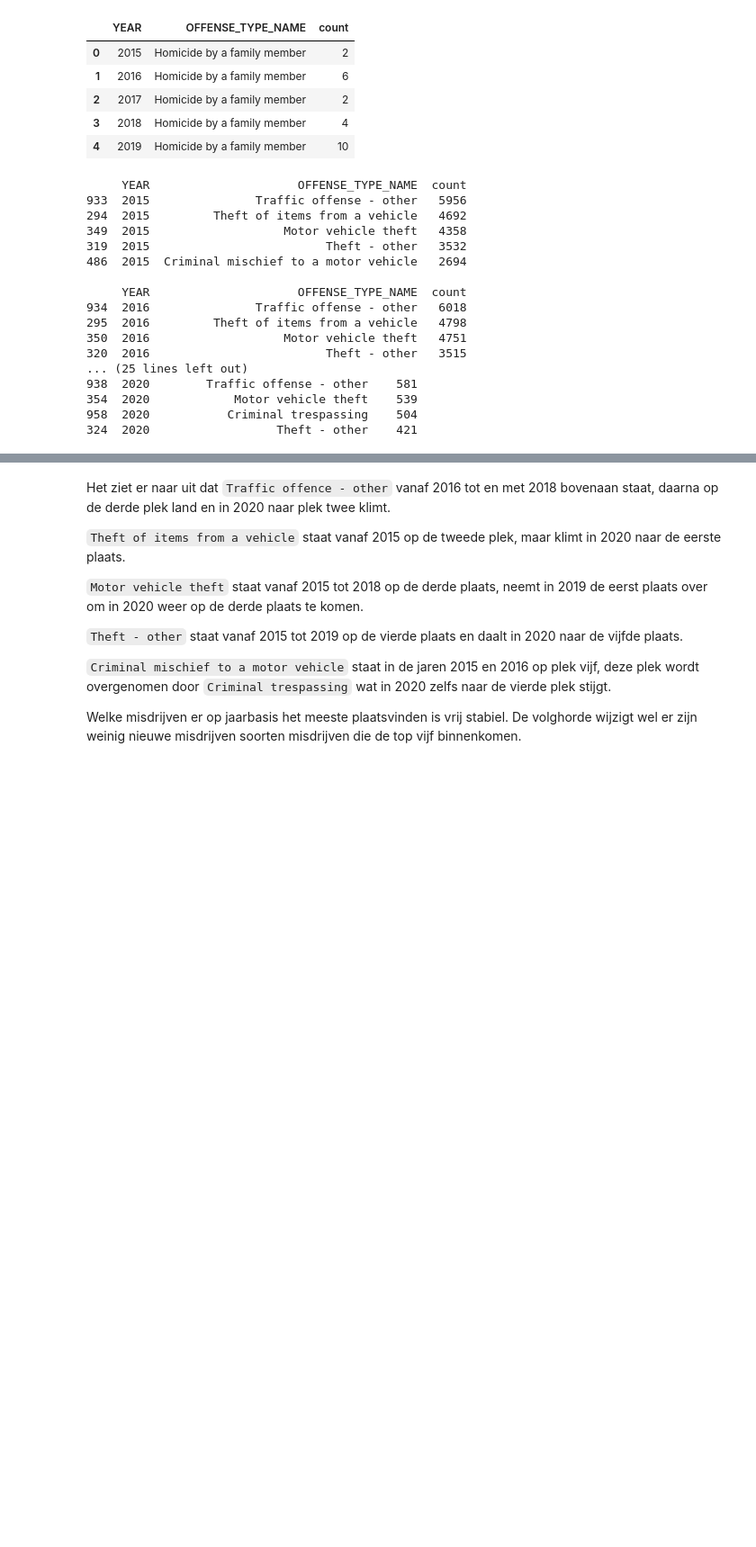
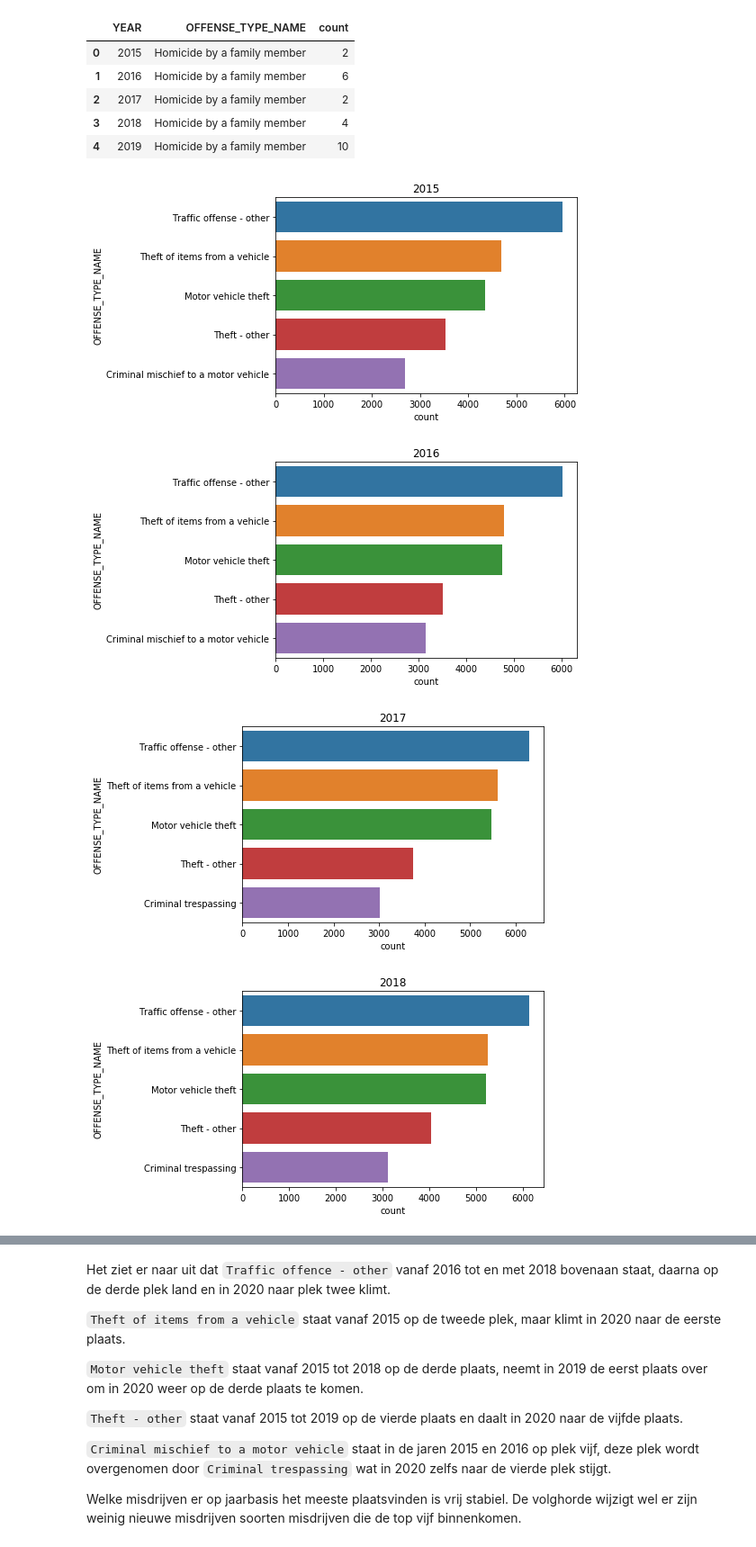
Before and after one commit to S1068835/Misdaad-Denver, a Jupyter notebook: Individuele-Notebooks/Misdaad over tijd (Tim B).ipynb, the cells around one changed output, grey strips where cells are left out. Shown: that part at 90% size. Drawn from its saved outputs; the diff is of its cells as text; code cells hidden in the pictures; blank space fills up the shorter version.

```diff
--- a/Individuele-Notebooks/Misdaad over tijd (Tim B).ipynb
+++ b/Individuele-Notebooks/Misdaad over tijd (Tim B).ipynb
@@ -137,24 +137,17 @@ crime_merged.head()
 | 3 | 2018 | Homicide by a family member | 4 |
 | 4 | 2019 | Homicide by a family member | 10 |
 # %%
+import seaborn as sns
+import matplotlib.pyplot as plt
+
 for year in crime_relevant.sort_values('YEAR')["YEAR"].unique():
-    print(crime_merged[crime_merged["YEAR"] == year].sort_values('count', ascending=False).head())
+    crime_merged[crime_merged["YEAR"] == year].sort_values('count', ascending=False).head()
     print('')
+    plt.title(year)
+    sns.barplot(data=crime_merged[crime_merged["YEAR"] == year].sort_values('count', ascending=False).head(), y='OFFENSE_TYPE_NAME', x='count')
+    plt.show()
 # %% [output]
-     YEAR                     OFFENSE_TYPE_NAME  count
-933  2015               Traffic offense - other   5956
-294  2015         Theft of items from a vehicle   4692
-349  2015                   Motor vehicle theft   4358
-319  2015                         Theft - other   3532
-486  2015  Criminal mischief to a motor vehicle   2694
-
-     YEAR                     OFFENSE_TYPE_NAME  count
-934  2016               Traffic offense - other   6018
-295  2016         Theft of items from a vehicle   4798
-350  2016                   Motor vehicle theft   4751
-320  2016                         Theft - other   3515
-... (25 lines left out)
-938  2020        Traffic offense - other    581
-354  2020            Motor vehicle theft    539
-958  2020           Criminal trespassing    504
-324  2020                  Theft - other    421
+[figure, added]
+[figure, added]
+[figure, added]
+[figure, added]
```
Also changed, not shown: parts of 2 cells of this notebook.
